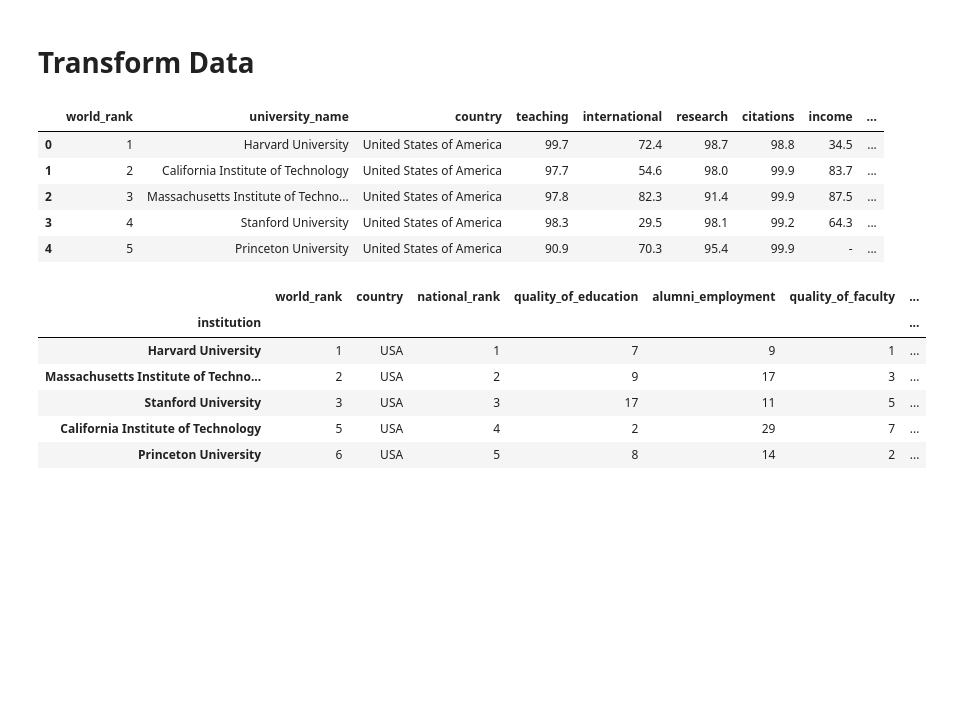
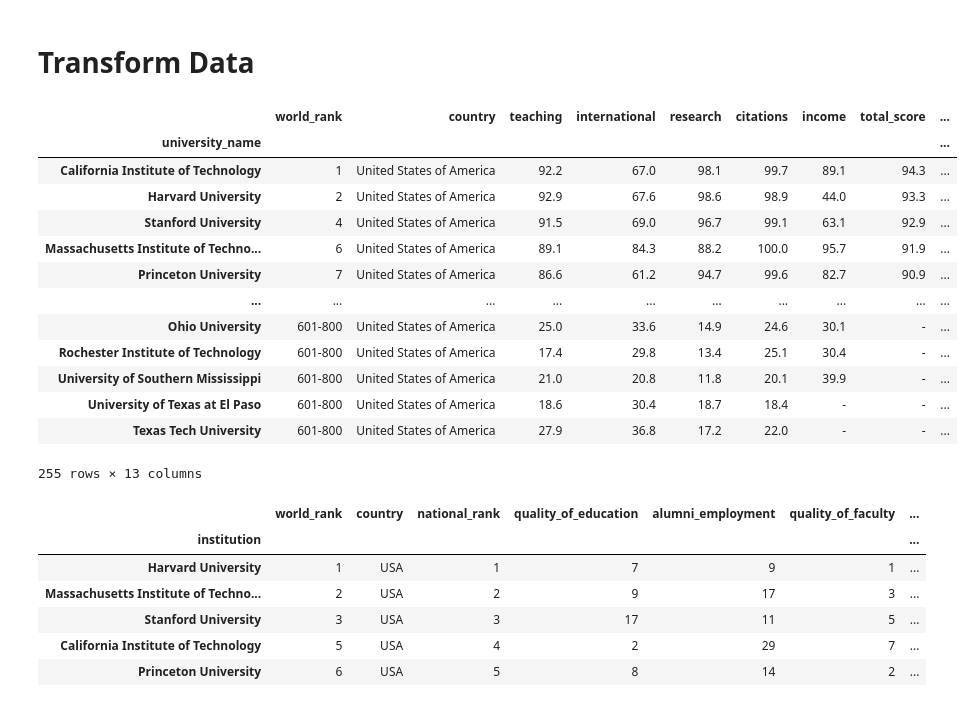
Before and after one commit to tracygoznikar/ETL_Project, a Jupyter notebook: world_rankings.ipynb, the cells around one changed output. Cells and saved outputs as stored; diff of their text form; code cells hidden in the pictures; blank space fills up the shorter version.

```diff
--- a/world_rankings.ipynb
+++ b/world_rankings.ipynb
@@ -65,20 +65,28 @@ tuition_df.head()
 # %%
 # Filter only schools in the US
 # passing_math=school_data_complete_df.loc[(school_data_complete_df["math_score"]>=70)]
 times_USA = times_df.loc[(times_df['country']=='United States of America') | (times_df['country']=='Unisted States of America')]
 
 # Filter only on rankings from 2012-2015
 times_rankyear=times_USA.loc[(times_USA['year']>=2012) & (times_USA['year']>=2015)]
 times_rankyear.set_index("university_name",inplace=True)
 
-times_USA.head()
+times_rankyear
 # %% [output]
-|  | world_rank | university_name | country | teaching | international | research | citations | income | ... |
-| 0 | 1 | Harvard University | United States of America | 99.7 | 72.4 | 98.7 | 98.8 | 34.5 | ... |
-| 1 | 2 | California Institute of Technology | United States of America | 97.7 | 54.6 | 98.0 | 99.9 | 83.7 | ... |
-| 2 | 3 | Massachusetts Institute of Techno... | United States of America | 97.8 | 82.3 | 91.4 | 99.9 | 87.5 | ... |
-| 3 | 4 | Stanford University | United States of America | 98.3 | 29.5 | 98.1 | 99.2 | 64.3 | ... |
-| 4 | 5 | Princeton University | United States of America | 90.9 | 70.3 | 95.4 | 99.9 | - | ... |
+|  | world_rank | country | teaching | international | research | citations | income | total_score | ... |
+| university_name |  |  |  |  |  |  |  |  | ... |
+| California Institute of Technology | 1 | United States of America | 92.2 | 67.0 | 98.1 | 99.7 | 89.1 | 94.3 | ... |
+| Harvard University | 2 | United States of America | 92.9 | 67.6 | 98.6 | 98.9 | 44.0 | 93.3 | ... |
+| Stanford University | 4 | United States of America | 91.5 | 69.0 | 96.7 | 99.1 | 63.1 | 92.9 | ... |
+| Massachusetts Institute of Techno... | 6 | United States of America | 89.1 | 84.3 | 88.2 | 100.0 | 95.7 | 91.9 | ... |
+| Princeton University | 7 | United States of America | 86.6 | 61.2 | 94.7 | 99.6 | 82.7 | 90.9 | ... |
+| ... | ... | ... | ... | ... | ... | ... | ... | ... | ... |
+| Ohio University | 601-800 | United States of America | 25.0 | 33.6 | 14.9 | 24.6 | 30.1 | - | ... |
+| Rochester Institute of Technology | 601-800 | United States of America | 17.4 | 29.8 | 13.4 | 25.1 | 30.4 | - | ... |
+| University of Southern Mississippi | 601-800 | United States of America | 21.0 | 20.8 | 11.8 | 20.1 | 39.9 | - | ... |
+| University of Texas at El Paso | 601-800 | United States of America | 18.6 | 30.4 | 18.7 | 18.4 | - | - | ... |
+| Texas Tech University | 601-800 | United States of America | 27.9 | 36.8 | 17.2 | 22.0 | - | - | ... |
+255 rows × 13 columns
 # %%
 cwur_USA = cwur_df.loc[(cwur_df['country']=='USA')]
 cwur_USA.set_index("institution",inplace=True)
```
Also changed, not shown: parts of 3 cells of this notebook.
